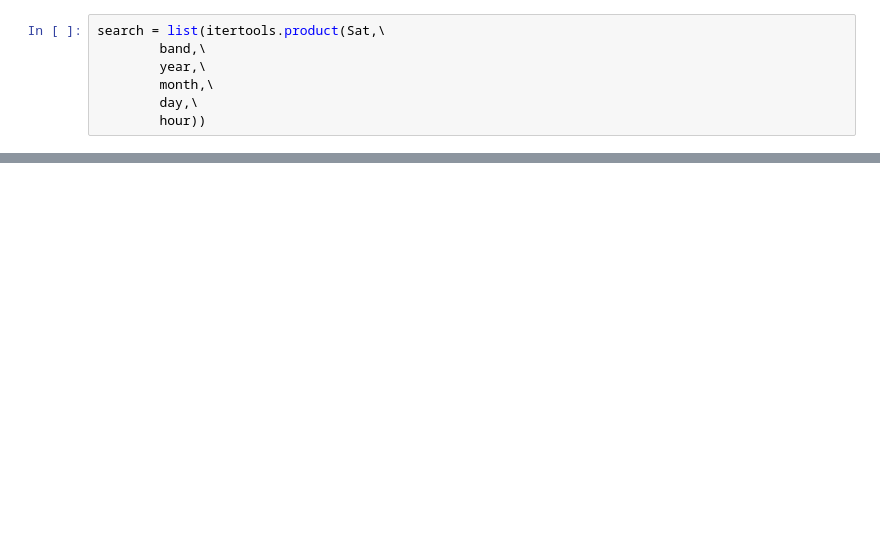
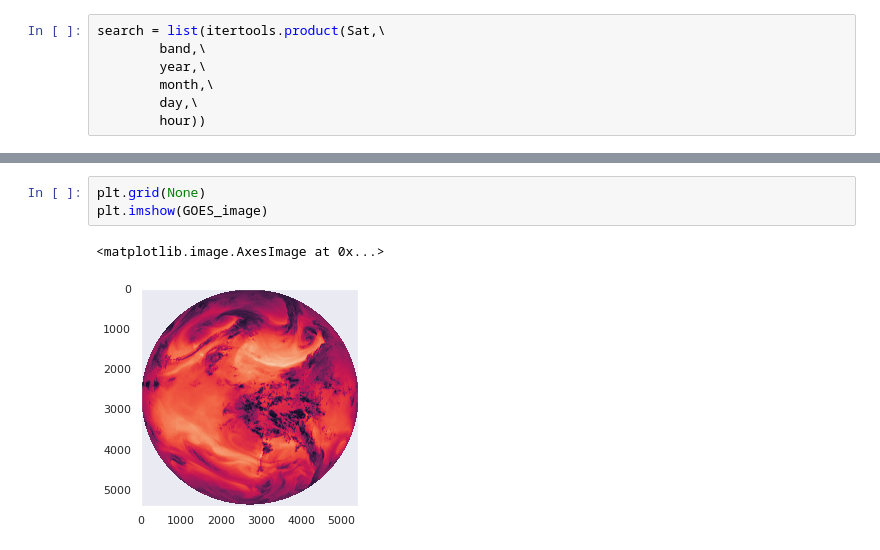
Before and after one commit to adomakor412/NERTO_CIMSS_GOES-R, a Jupyter notebook: GOES-R_imageFD.ipynb, the cells around one changed output, grey strips where cells are left out. Drawn from its saved outputs; the diff is of its cells as text; blank space fills up the shorter version.

```diff
--- a/GOES-R_imageFD.ipynb
+++ b/GOES-R_imageFD.ipynb
@@ -382,0 +240,6 @@ filelog.close()
+# %%
+plt.grid(None)
+plt.imshow(GOES_image)
+# %% [output]
+<matplotlib.image.AxesImage at 0x...>
+[figure, added]
```
Also changed, not shown: parts of 12 cells of this notebook, 4 other files.
